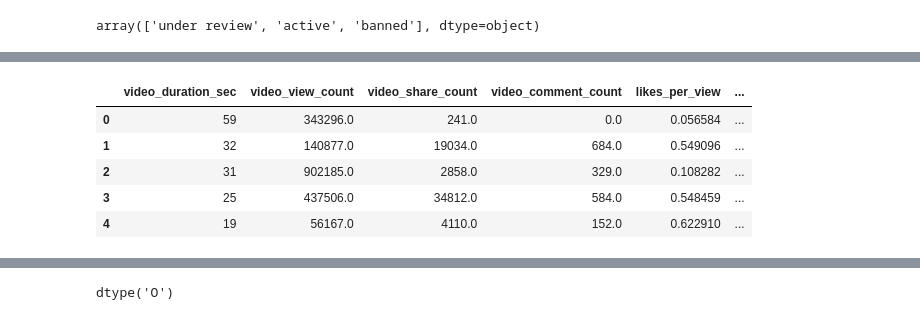
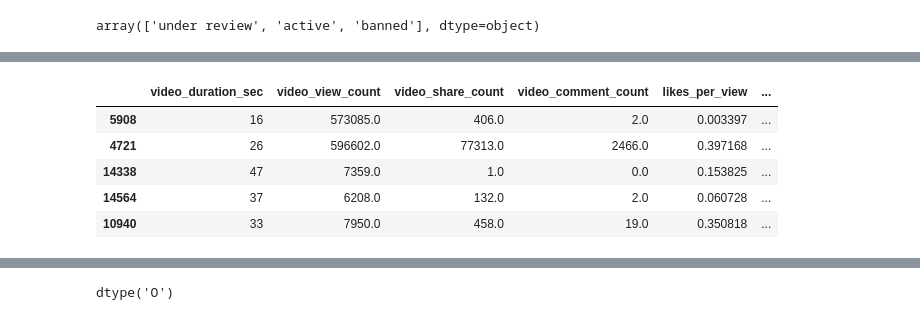
Before and after one commit to Rlyubimov/Data-Analytics-for-Economics, a Jupyter notebook: Tik Tok Project/TikTok Project.ipynb, the cells around one changed output, grey strips where cells are left out. Saved outputs shown, nothing was run; the diff lists cells and outputs as text; code cells hidden in the pictures.

```diff
--- a/Tik Tok Project/TikTok Project.ipynb
+++ b/Tik Tok Project/TikTok Project.ipynb
@@ -1422,4 +1421,4 @@ Select the outcome variable.
 # %%
 # Select outcome variable
 ### YOUR CODE HERE ###
-data["verified_status"]
+outcome = data["verified_status"]
@@ -1461,12 +1447,8 @@ x_var.head()
 X = x_var
 y = data["verified_status"].values.ravel()
 
-X_train, X_test, y_train, y_test = train_test_split(X,y, test_size=0.3, random_state=42)
+X_train, X_test, y_train, y_test = train_test_split(X,outcome, test_size=0.3, random_state=42)
 
-test_size = 0.5
-split_index = int(len(X) * (1 - test_size))
-X_train, X_test = X.iloc[:split_index], X.iloc[split_index:]
-y_train, y_test = y[:split_index], y[split_index:]
 
 print(X_train, X_test)
 print(y_train, y_test)
@@ -1521,14 +1503,9 @@ array(['under review', 'active', 'banned'], dtype=object)
 # Select the training features that needs to be encoded
 ### YOUR CODE HERE ###
 # Select numerical and categorical features
-x_var = data[[
-    "video_duration_sec", "video_view_count", "video_share_count", "video_comment_count",
-    "likes_per_view", "comments_per_view", "shares_per_view", "transcription_length",
-    "claim_status", "author_ban_status"
-]]
-
+x_var = X_train[["claim_status", "author_ban_status"]]
 # Encode categorical variables (One-Hot Encoding)
-x_var = pd.get_dummies(x_var, columns=["claim_status", "author_ban_status"], drop_first=True)
+#x_var = pd.get_dummies(x_var, columns=["claim_status", "author_ban_status"], drop_first=True)
 
 x_var.head()
 
@@ -1552,3 +1529,6 @@ categorical_features = ["claim_status", "author_ban_status"]
 
 X_train_encoded = pd.get_dummies(X_train, columns=categorical_features, drop_first=True)
 X_train_encoded.head()
+
+#This is a troubleshooting I did
+X_encoder = OneHotEncoder(drop="first", sparse_output=False)
@@ -1562,21 +1535,23 @@ X_train_encoded.head()
 # %%
 # Fit and transform the training features using the encoder
 categorical_features = ["claim_status", "author_ban_status"]
+
+X_train_encoded = X_encoder.fit_transform(x_var)
 
 X_train_encoded = pd.get_dummies(X_train, columns=categorical_features, drop_first=True)
 
 X_test_encoded = pd.get_dummies(X_test, columns=categorical_features, drop_first=True)
 
 X_test_encoded = X_test_encoded.reindex(columns=X_train_encoded.columns, fill_value=0)
 
 X_train_encoded.head()
 # %% [output]
 |  | video_duration_sec | video_view_count | video_share_count | video_comment_count | likes_per_view | ... |
-| 0 | 59 | 343296.0 | 241.0 | 0.0 | 0.056584 | ... |
-| 1 | 32 | 140877.0 | 19034.0 | 684.0 | 0.549096 | ... |
-| 2 | 31 | 902185.0 | 2858.0 | 329.0 | 0.108282 | ... |
-| 3 | 25 | 437506.0 | 34812.0 | 584.0 | 0.548459 | ... |
-| 4 | 19 | 56167.0 | 4110.0 | 152.0 | 0.622910 | ... |
+| 5908 | 16 | 573085.0 | 406.0 | 2.0 | 0.003397 | ... |
+| 4721 | 26 | 596602.0 | 77313.0 | 2466.0 | 0.397168 | ... |
+| 14338 | 47 | 7359.0 | 1.0 | 0.0 | 0.153825 | ... |
+| 14564 | 37 | 6208.0 | 132.0 | 2.0 | 0.060728 | ... |
+| 10940 | 33 | 7950.0 | 458.0 | 19.0 | 0.350818 | ... |
 # %%
 # Place encoded training features (which is currently an array) into a dataframe
 ### YOUR CODE HERE ###
```
Also changed, not shown: parts of 25 cells of this notebook, 9 other files.
